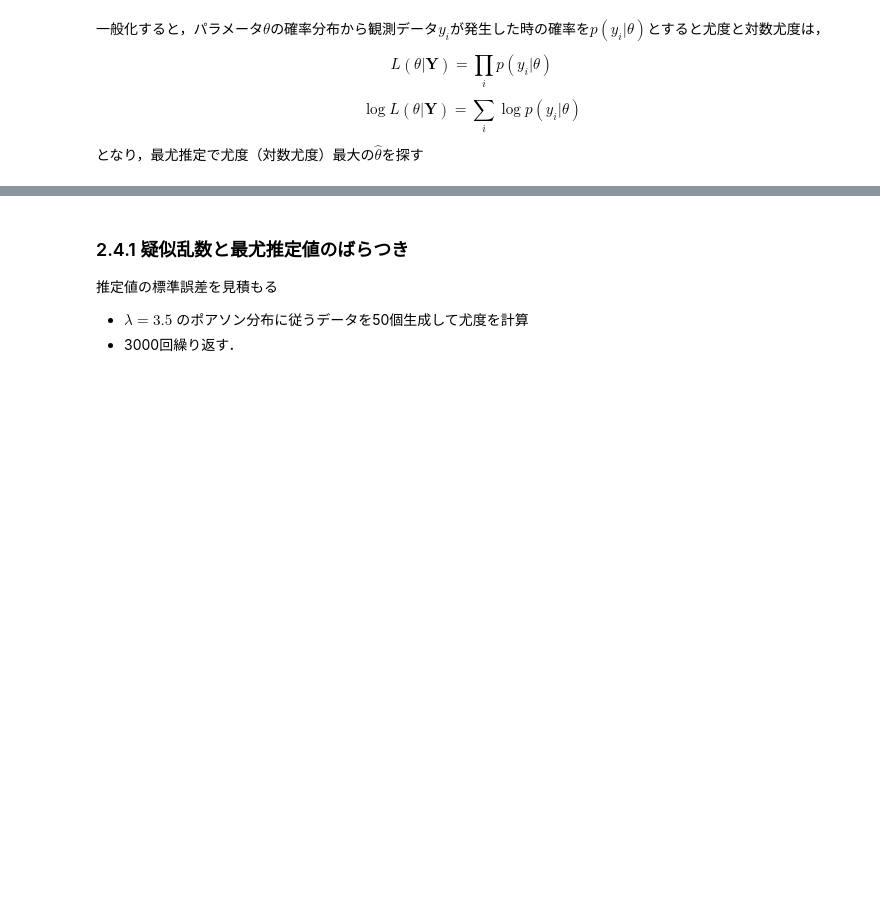
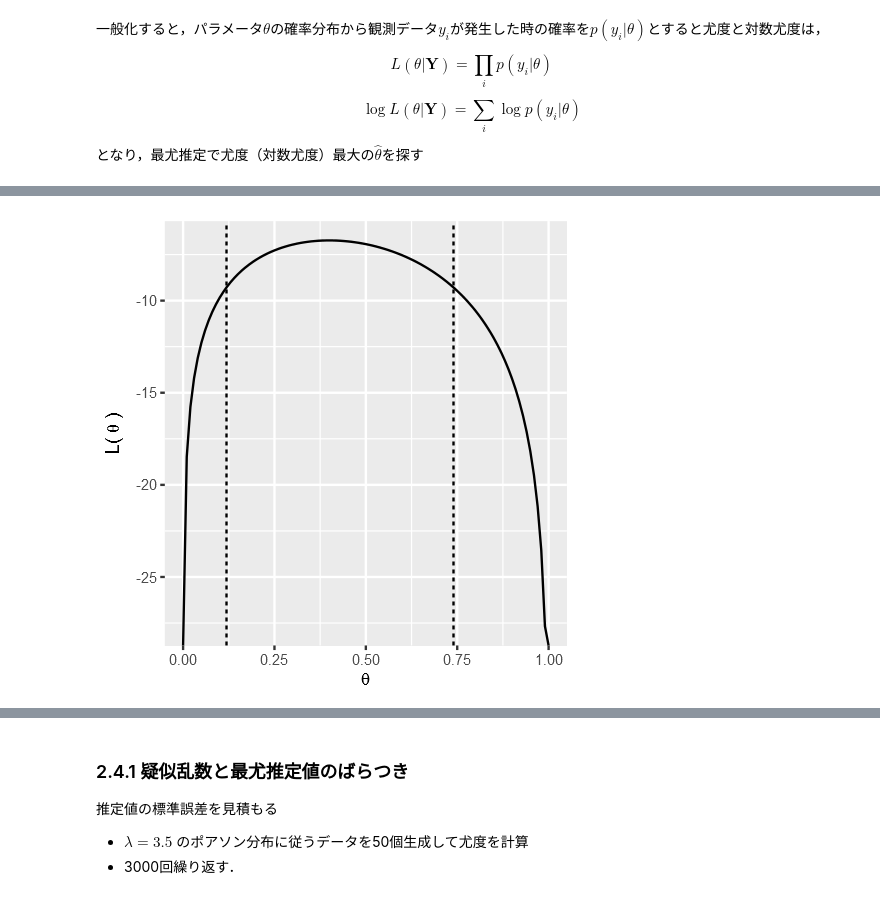
Before and after one commit to whatalnk/stat-model-intro, a Jupyter notebook: Chap02.ipynb, the cells around one changed output, grey strips where cells are left out. Saved outputs shown, nothing was run; the diff lists cells and outputs as text; code cells hidden in the pictures; blank space fills up the shorter version.

```diff
--- a/Chap02.ipynb
+++ b/Chap02.ipynb
@@ -337,0 +367,11 @@ $$ \log L(\theta | \boldsymbol{Y}) = \sum\limits_i \log p(y_i | \theta) $$
+# %%
+logL <- function(t){
+    4 * log(t) + 6 * log(1 - t)
+}
+ggplot(data_frame(x = c(0, 1)), aes(x)) +
+    stat_function(fun = logL) +
+    xlab(expression(theta)) +
+    ylab(expression("L("~theta~")")) +
+    geom_vline(xintercept = c(0.12, 0.74), linetype = 2)
+# %% [output]
+[figure, added]
```
Also changed, not shown: parts of 16 cells of this notebook, 2 other files.
